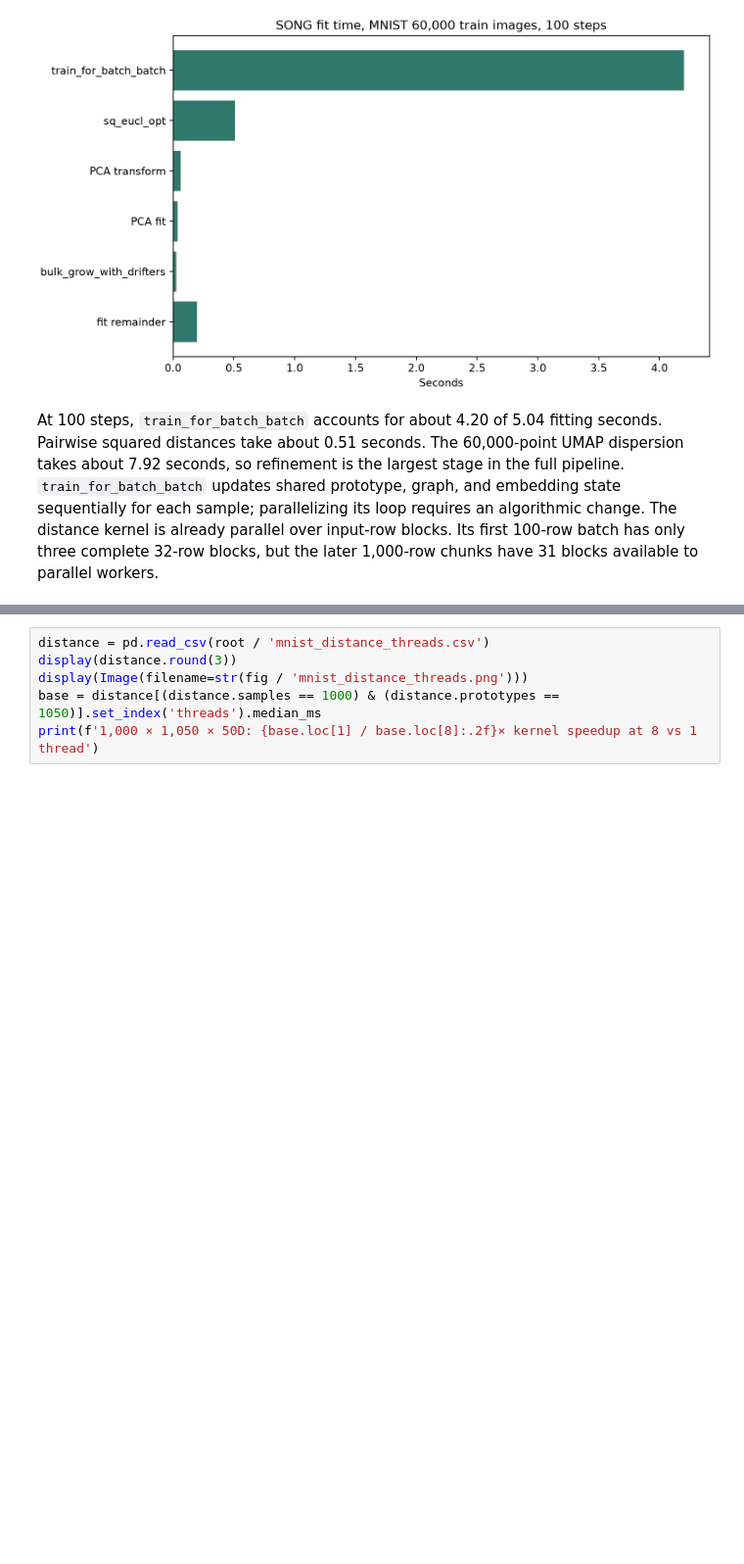
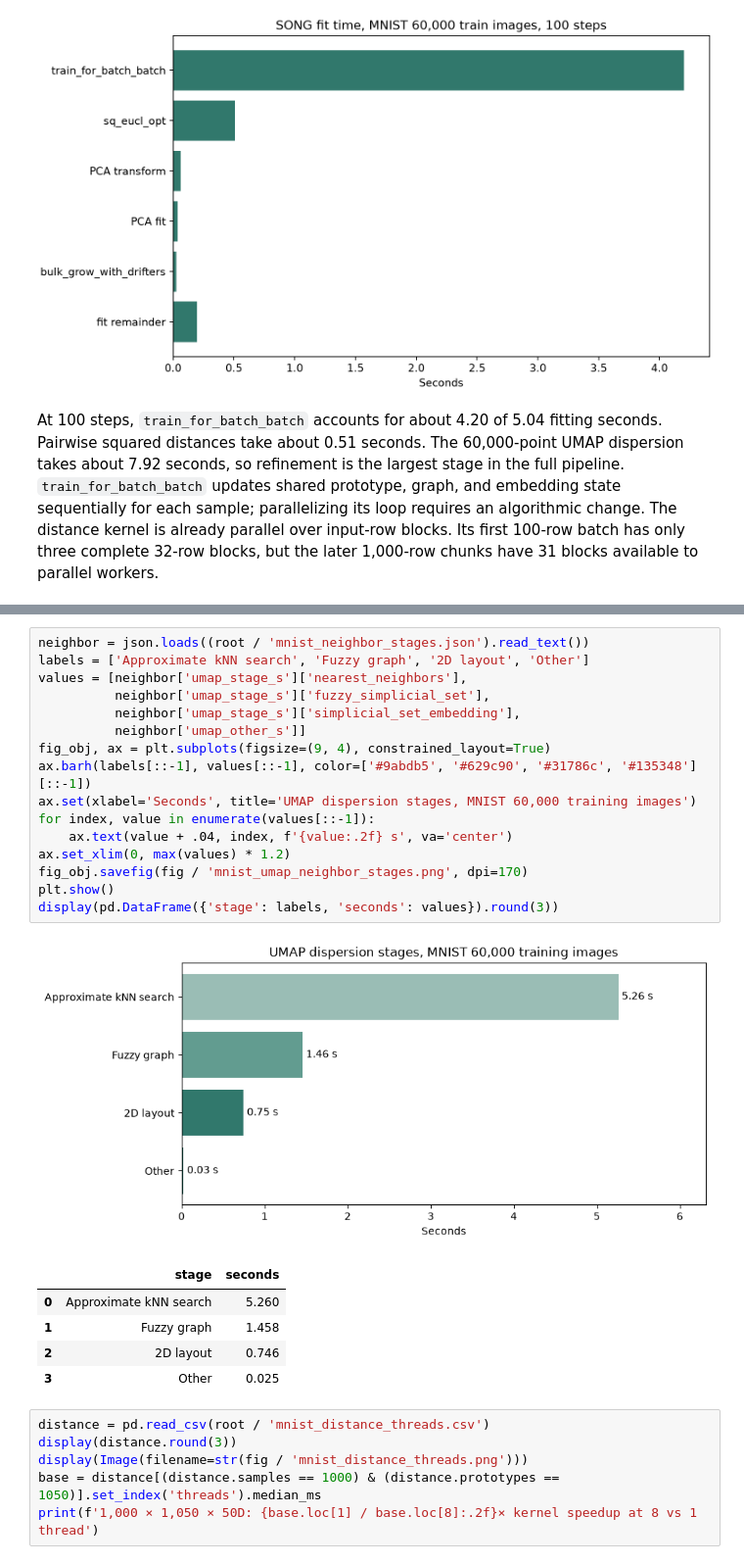
Before and after one commit to damithsenanayake/SONG, a Jupyter notebook: reports/05_mnist_full_profile.ipynb, the cells around one changed output, grey strips where cells are left out. Shown at 98% size. Saved outputs shown, nothing was run; the diff lists cells and outputs as text; blank space fills up the shorter version.

Commit message:
Draft SONG-initialized UMAP preprint and MNIST experiments

```diff
--- a/reports/05_mnist_full_profile.ipynb
+++ b/reports/05_mnist_full_profile.ipynb
@@ -83,3 +87,26 @@ At 100 steps, `train_for_batch_batch` accounts for about 4.20 of 5.04 fitting se
+# %%
+neighbor = json.loads((root / 'mnist_neighbor_stages.json').read_text())
+labels = ['Approximate kNN search', 'Fuzzy graph', '2D layout', 'Other']
+values = [neighbor['umap_stage_s']['nearest_neighbors'],
+          neighbor['umap_stage_s']['fuzzy_simplicial_set'],
+          neighbor['umap_stage_s']['simplicial_set_embedding'],
+          neighbor['umap_other_s']]
+fig_obj, ax = plt.subplots(figsize=(9, 4), constrained_layout=True)
+ax.barh(labels[::-1], values[::-1], color=['#9abdb5', '#629c90', '#31786c', '#135348'][::-1])
+ax.set(xlabel='Seconds', title='UMAP dispersion stages, MNIST 60,000 training images')
+for index, value in enumerate(values[::-1]):
+    ax.text(value + .04, index, f'{value:.2f} s', va='center')
+ax.set_xlim(0, max(values) * 1.2)
+fig_obj.savefig(fig / 'mnist_umap_neighbor_stages.png', dpi=170)
+plt.show()
+display(pd.DataFrame({'stage': labels, 'seconds': values}).round(3))
+# %% [output]
+[figure, added]
+|  | stage | seconds |
+| 0 | Approximate kNN search | 5.260 |
+| 1 | Fuzzy graph | 1.458 |
+| 2 | 2D layout | 0.746 |
+| 3 | Other | 0.025 |
 # %%
 distance = pd.read_csv(root / 'mnist_distance_threads.csv')
 display(distance.round(3))
```
Also changed, not shown: parts of 2 cells of this notebook, 19 other files.
